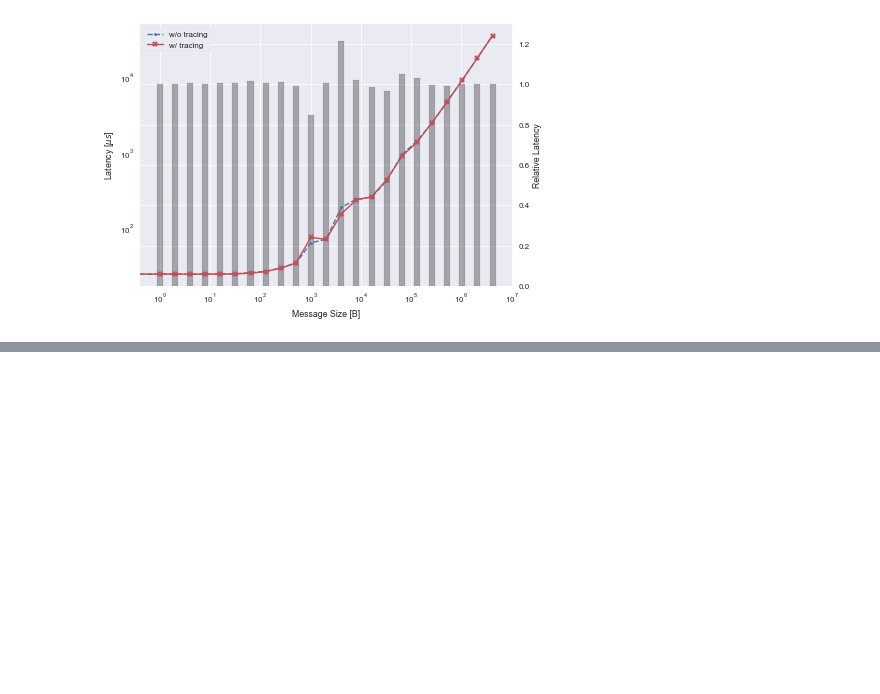
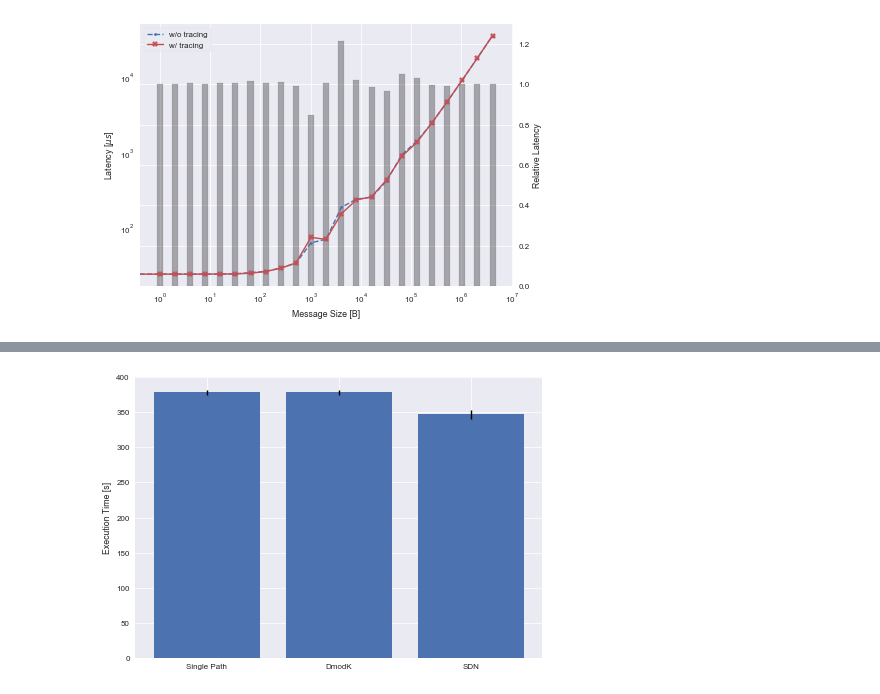
Before and after one commit to keichi/hpcmaspa17-pfanalyzer, a Jupyter notebook: data/plot.ipynb, the cells around one changed output, grey strips where cells are left out. Cells and saved outputs as stored; diff of their text form; code cells hidden in the pictures; blank space fills up the shorter version.

```diff
--- a/data/plot_overhead.ipynb
+++ b/data/plot.ipynb
@@ -85,0 +100,14 @@ fig.savefig("latency_overhead.pdf", bbox_inches="tight")
+# %%
+data = np.loadtxt("nersc_milc_time.csv", delimiter=",", skiprows=1)
+data = data.transpose()
+avgs = np.average(data, axis=1)
+errs = np.std(data, axis=1)
+
+fig, ax = plt.subplots()
+ax.bar(np.arange(avgs.size), avgs, tick_label=["Single Path", "DmodK", "SDN"], yerr=errs)
+ax.set_ylabel("Execution Time [s]")
+
+fig.tight_layout()
+fig.savefig("nersc_milc_execution_time.pdf", bbox_inches="tight")
+# %% [output]
+[figure, added]
```
Also changed, not shown: parts of 1 cell of this notebook, 6 other files.
